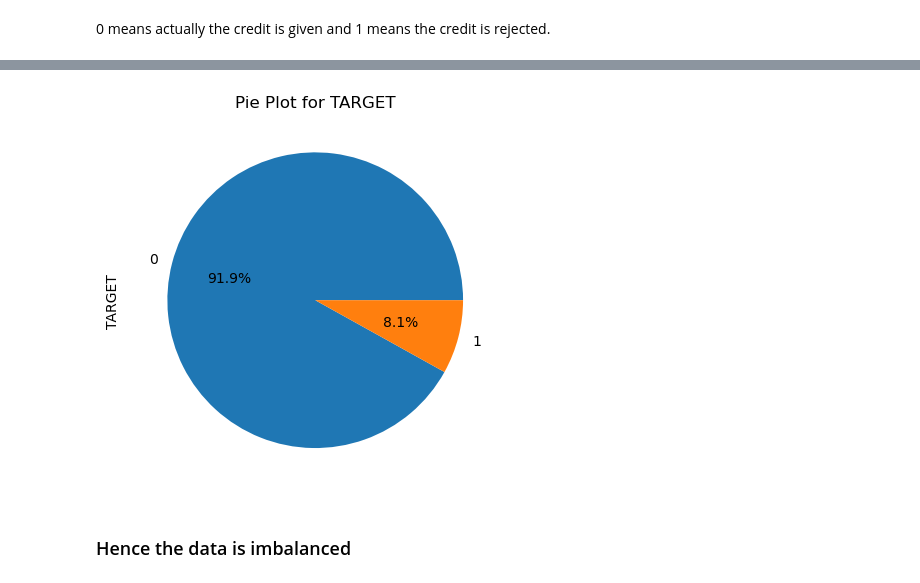
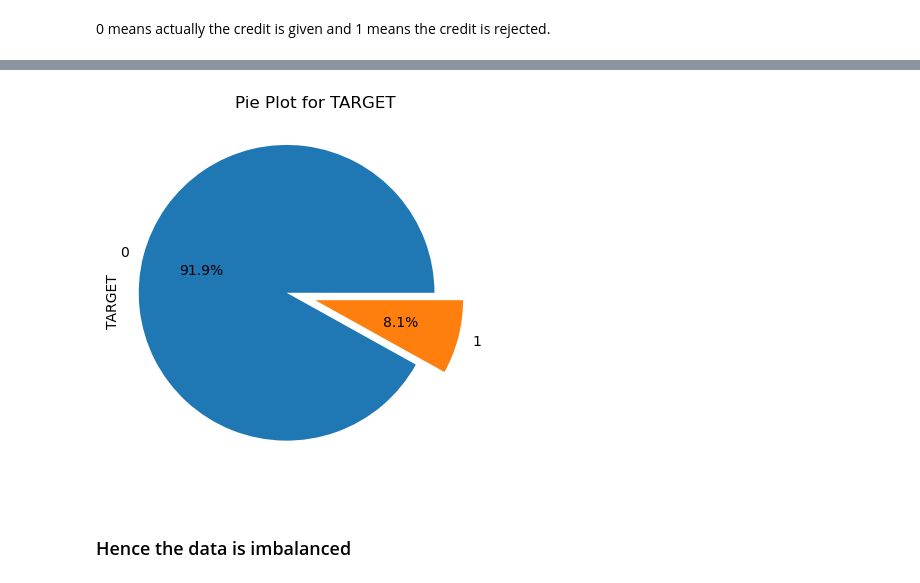
Before and after one commit to santra11/Credit-Scoring, a Jupyter notebook: scoringcredit.ipynb, the cells around one changed output, grey strips where cells are left out. Cells and saved outputs as stored; diff of their text form; code cells hidden in the pictures.

```diff
--- a/scoringcredit.ipynb
+++ b/scoringcredit.ipynb
@@ -173,7 +196,7 @@ for p in s.patches:
 # %%
-df['TARGET'].value_counts().plot.pie(center=(0, 0), radius=1.0, autopct='%1.1f%%').set_title('Pie Plot for TARGET');
+df['TARGET'].value_counts().plot.pie(center=(0, 0), explode = [0.2, 0], radius=1.0, autopct='%1.1f%%').set_title('Pie Plot for TARGET');
 # %% [output]
-[figure, old version]
+[figure, new version]
 # %% [markdown]
 ### Hence the data is imbalanced
 # %%
```
Also changed, not shown: parts of 152 cells of this notebook.
